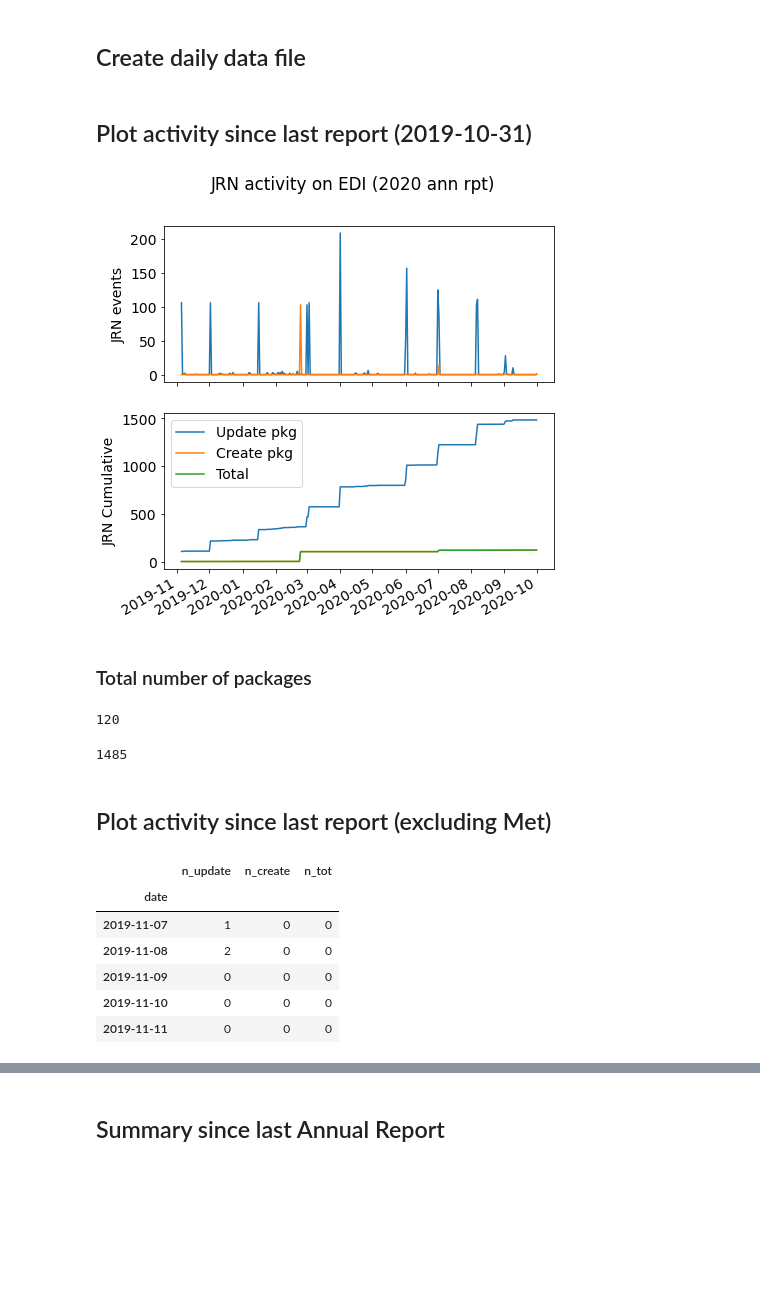
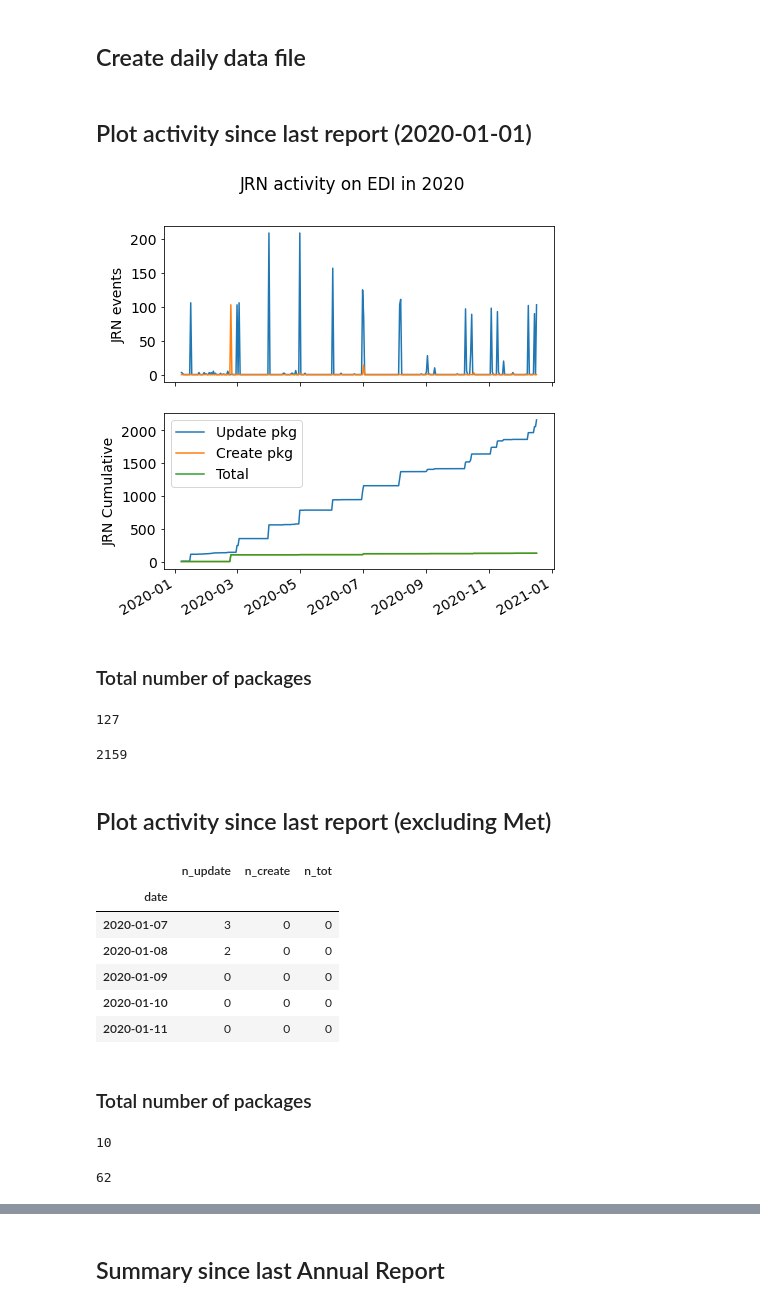
Before and after one commit to jornada-im/diagnostics, a Jupyter notebook: JRN-EDI-diagnostics-ANNRPT.ipynb, the cells around one changed output, grey strips where cells are left out. Cells and saved outputs as stored; diff of their text form; code cells hidden in the pictures; blank space fills up the shorter version.

Commit message:
updates to notebooks heading into annual report time

```diff
--- a/JRN-EDI-diagnostics-ANNRPT.ipynb
+++ b/JRN-EDI-diagnostics-ANNRPT.ipynb
@@ -29,7 +29,7 @@ b'82'
 #curl -i -X GET "https://pasta.lternet.edu/package/changes/eml?fromDate=2017-02-01T12:00:00&toDate=2020-01-28&scope=knb-lter-jrn"
 # This is the "List recent changes" call  https://pastaplus-core.readthedocs.io/en/latest/doc_tree/pasta_api/data_package_manager_api.html#list-recent-changes
 params = (
-    ('fromDate', '2020-05-02'),
+    ('fromDate', '2020-12-02'),
     #('toDate', '2020-05-01'),
     ('scope', 'knb-lter-jrn'))#,
 #    ('environment', 'production'))
@@ -44,10 +44,10 @@ response.text[0:300] # now parse this with
 # Parse the xml into an "ElementTree" object called root
 import xml.etree.ElementTree as ET
 
-tree_1 = ET.parse('edi_requests/knb-lter-jrn_20190101-20191231.xml')
+tree_1 = ET.parse('edi_requests/knb-lter-jrn_20200101-20200601.xml')
 root_1 = tree_1.getroot()
 
-tree_2 = ET.parse('edi_requests/knb-lter-jrn_20200101-20200501.xml')
+tree_2 = ET.parse('edi_requests/knb-lter-jrn_20200602-20201201.xml')
 root_2 = tree_2.getroot()
 
 root = ET.fromstring(response.text)
@@ -176,11 +173,11 @@ Name: pkgid, dtype: int64
 # %% [markdown]
 ## Create daily data file
 # %%
-startdt = "2019-11-01"
+startdt = "2020-01-01"
 
 dfs = df.loc[df.index > startdt,['n_update', 'n_create', 'n_tot']].resample('D').sum()
 # %% [markdown]
-## Plot activity since last report (2019-10-31)
+## Plot activity since last report (2020-01-01)
 # %%
 import matplotlib
 import matplotlib.pyplot as plt
@@ -197,35 +194,35 @@ now = datetime.datetime.now().strftime("%Y%m%d")
 # %%
 # All time plot:
 fig, ax = plt.subplots(nrows=2, ncols=1, figsize=(7, 7), sharex=True)
 
 ax[0].plot(dfs.index, dfs.n_update, label='Update pkg')
 ax[0].plot(dfs.index, dfs.n_create, label='Create pkg')
 ax[0].set_ylabel('JRN events')
 
 ax[1].plot(dfs.index, dfs.n_update.cumsum(), label='Update pkg')
 ax[1].plot(dfs.index, dfs.n_create.cumsum(), label='Create pkg')
 ax[1].plot(dfs.index, dfs.n_tot.cumsum(), label='Total')
 
 plt.ylabel('JRN Cumulative')
 fig.autofmt_xdate()
-plt.suptitle('JRN activity on EDI (2020 ann rpt)')
+plt.suptitle('JRN activity on EDI in 2020')
 plt.legend()
 
 import os
-fig.savefig(os.path.expanduser("/Users/gmaurer/GD_gmaurer.jrn.lter/IM/figures/JRN_EDI_annual_{0}.png".format(now)),
+fig.savefig(os.path.expanduser("/Users/gmaurer/GD_gmaurer.jrn.lter/IM/figures/JRN_EDI_2020_ann_rpt_{0}.png".format(now)),
             dpi=150)
 # %% [output]
-[figure, old version]
+[figure, new version]
 # %% [markdown]
 ### Total number of packages
 # %%
 dfs.n_create.sum()
 # %% [output]
-120
+127
 # %%
 dfs.n_update.sum()
 # %% [output]
-1485
+2159
 # %% [markdown]
 ## Plot activity since last report (excluding Met)
 # %%
@@ -236,11 +233,21 @@ dfs_nomet.head()
 # %% [output]
 |  | n_update | n_create | n_tot |
 | date |  |  |  |
-| 2019-11-07 | 1 | 0 | 0 |
-| 2019-11-08 | 2 | 0 | 0 |
-| 2019-11-09 | 0 | 0 | 0 |
-| 2019-11-10 | 0 | 0 | 0 |
-| 2019-11-11 | 0 | 0 | 0 |
+| 2020-01-07 | 3 | 0 | 0 |
+| 2020-01-08 | 2 | 0 | 0 |
+| 2020-01-09 | 0 | 0 | 0 |
+| 2020-01-10 | 0 | 0 | 0 |
+| 2020-01-11 | 0 | 0 | 0 |
+# %% [markdown]
+### Total number of packages
+# %%
+dfs_nomet.n_create.sum()
+# %% [output]
+10
+# %%
+dfs_nomet.n_update.sum()
+# %% [output]
+62
 # %%
 # Recent plot:
 fig, ax = plt.subplots(nrows=2, ncols=1, figsize=(7, 7), sharex=True)
```
Also changed, not shown: parts of 12 cells of this notebook, 2 other files.
